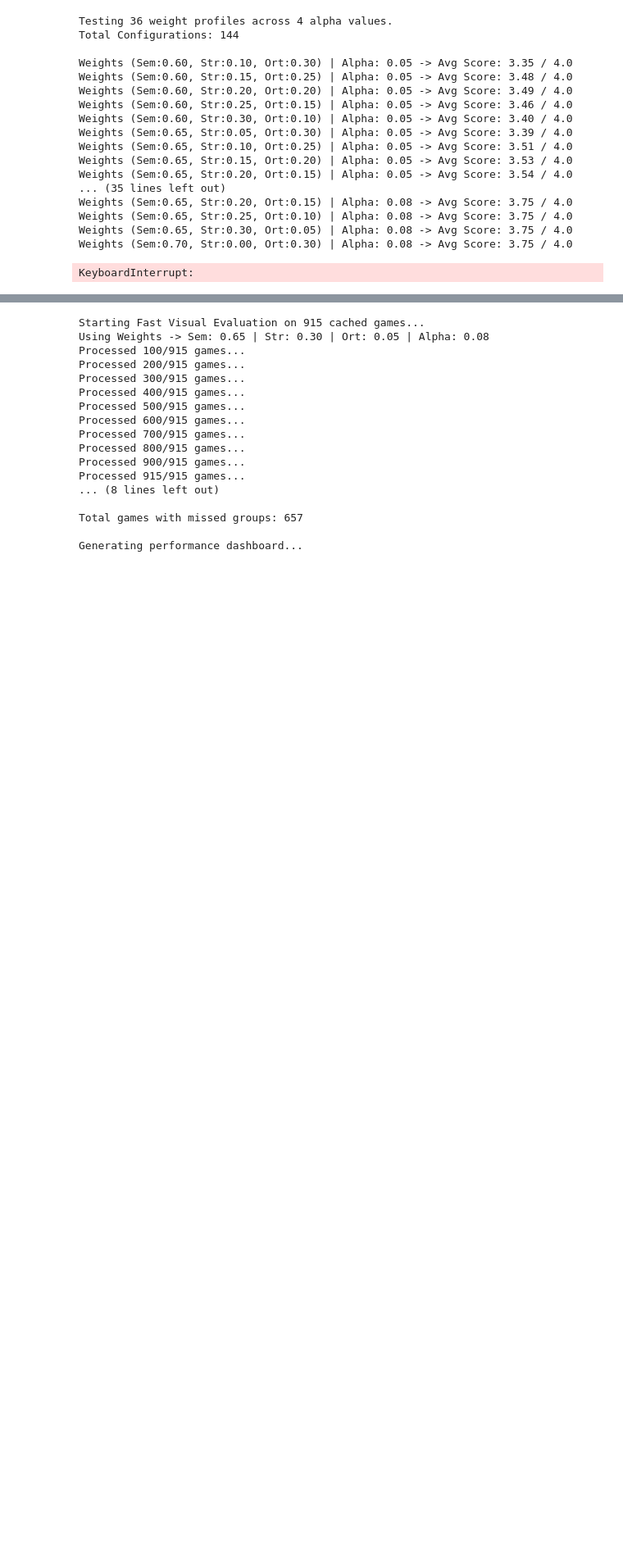
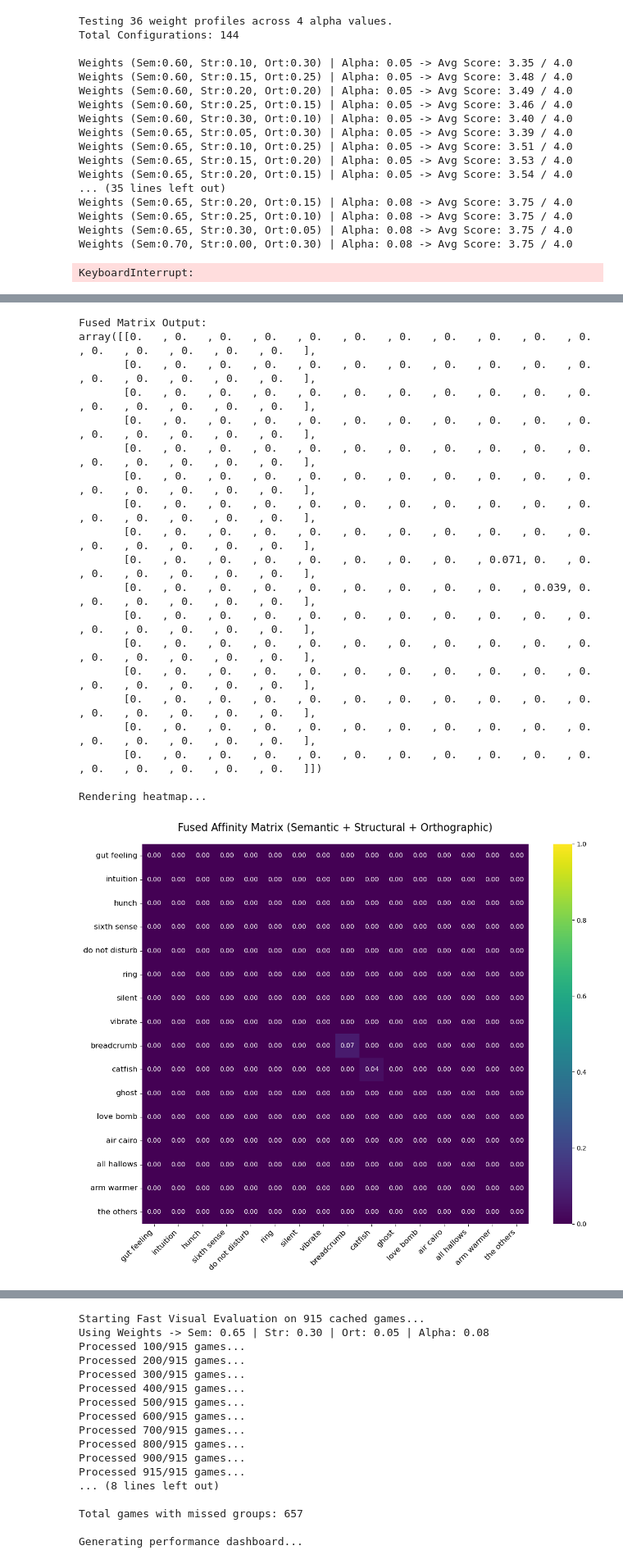
Before and after one commit to tat400pinglife/connections_bot, a Jupyter notebook: new_method.ipynb, the cells around one changed output, grey strips where cells are left out. Shown at 82% size. Cells and saved outputs as stored; diff of their text form; code cells hidden in the pictures; blank space fills up the shorter version.

```diff
--- a/new_method.ipynb
+++ b/new_method.ipynb
@@ -777,3 +798,65 @@ plt.show()
+# %%
+    # Category(label="Premonition", words=["Gut Feeling", "Intuition", "Hunch", "Sixth Sense"], difficulty=0),
+    # Category(label="Cell Phone modes", words=["Do Not Disturb", "Ring", "Silent", "Vibrate"], difficulty=1),
+    # Category(label="Bad things to do in modern dating", words=["Breadcrumb", "Catfish", "Ghost", "Love Bomb"], difficulty=2),
+    # Category(label="PHRASES WHOSE SECOND WORDS INCLUDE THEIR FIRST WORD", words=["Air Cairo", "All Hallows", "Arm Warmer", "The Others"], difficulty=3),
+
+words = [
+    "gut feeling", "intuition", "hunch", "sixth sense",
+    "do not disturb", "ring", "silent", "vibrate",
+    "breadcrumb", "catfish", "ghost", "love bomb",
+    "air cairo", "all hallows", "arm warmer", "the others"
+]
+
+# 2. Spin up your engine and build the fused matrix
+matrix = engine.build_base_matrix(words)
+
+# 3. Print the raw numpy array to the console (optional, good for debugging)
+np.set_printoptions(precision=3, suppress=True, linewidth=150)
+print("\nFused Matrix Output:")
+print(repr(matrix))
+
+# 4. Generate the Heatmap
+plt.figure(figsize=(12, 10))
+sns.heatmap(
+    matrix,
+    xticklabels=words,
+    yticklabels=words,
+    cmap='viridis',     # 'magma' or 'viridis' are great for this
+    annot=True,       # Set to True so you can see the exact fused scores
+    fmt=".2f",        # Format annotations to 2 decimal places
+    vmin=0.0,
+    vmax=1.0
+)
+
+plt.title('Fused Affinity Matrix (Semantic + Structural + Orthographic)', fontsize=16, pad=20)
+plt.xticks(rotation=45, ha='right', fontsize=12)
+plt.yticks(rotation=0, fontsize=12)
+plt.tight_layout()
+
+print("\nRendering heatmap...")
+plt.show()
+# %% [output]
+Fused Matrix Output:
+array([[0.   , 0.   , 0.   , 0.   , 0.   , 0.   , 0.   , 0.   , 0.   , 0.   , 0.   , 0.   , 0.   , 0.   , 0.   , 0.   ],
+       [0.   , 0.   , 0.   , 0.   , 0.   , 0.   , 0.   , 0.   , 0.   , 0.   , 0.   , 0.   , 0.   , 0.   , 0.   , 0.   ],
+       [0.   , 0.   , 0.   , 0.   , 0.   , 0.   , 0.   , 0.   , 0.   , 0.   , 0.   , 0.   , 0.   , 0.   , 0.   , 0.   ],
+       [0.   , 0.   , 0.   , 0.   , 0.   , 0.   , 0.   , 0.   , 0.   , 0.   , 0.   , 0.   , 0.   , 0.   , 0.   , 0.   ],
+       [0.   , 0.   , 0.   , 0.   , 0.   , 0.   , 0.   , 0.   , 0.   , 0.   , 0.   , 0.   , 0.   , 0.   , 0.   , 0.   ],
+       [0.   , 0.   , 0.   , 0.   , 0.   , 0.   , 0.   , 0.   , 0.   , 0.   , 0.   , 0.   , 0.   , 0.   , 0.   , 0.   ],
+       [0.   , 0.   , 0.   , 0.   , 0.   , 0.   , 0.   , 0.   , 0.   , 0.   , 0.   , 0.   , 0.   , 0.   , 0.   , 0.   ],
+       [0.   , 0.   , 0.   , 0.   , 0.   , 0.   , 0.   , 0.   , 0.   , 0.   , 0.   , 0.   , 0.   , 0.   , 0.   , 0.   ],
+       [0.   , 0.   , 0.   , 0.   , 0.   , 0.   , 0.   , 0.   , 0.071, 0.   , 0.   , 0.   , 0.   , 0.   , 0.   , 0.   ],
+       [0.   , 0.   , 0.   , 0.   , 0.   , 0.   , 0.   , 0.   , 0.   , 0.039, 0.   , 0.   , 0.   , 0.   , 0.   , 0.   ],
+       [0.   , 0.   , 0.   , 0.   , 0.   , 0.   , 0.   , 0.   , 0.   , 0.   , 0.   , 0.   , 0.   , 0.   , 0.   , 0.   ],
+       [0.   , 0.   , 0.   , 0.   , 0.   , 0.   , 0.   , 0.   , 0.   , 0.   , 0.   , 0.   , 0.   , 0.   , 0.   , 0.   ],
+       [0.   , 0.   , 0.   , 0.   , 0.   , 0.   , 0.   , 0.   , 0.   , 0.   , 0.   , 0.   , 0.   , 0.   , 0.   , 0.   ],
+       [0.   , 0.   , 0.   , 0.   , 0.   , 0.   , 0.   , 0.   , 0.   , 0.   , 0.   , 0.   , 0.   , 0.   , 0.   , 0.   ],
+       [0.   , 0.   , 0.   , 0.   , 0.   , 0.   , 0.   , 0.   , 0.   , 0.   , 0.   , 0.   , 0.   , 0.   , 0.   , 0.   ],
+       [0.   , 0.   , 0.   , 0.   , 0.   , 0.   , 0.   , 0.   , 0.   , 0.   , 0.   , 0.   , 0.   , 0.   , 0.   , 0.   ]])
+
+Rendering heatmap...
+[figure, added]
 # %%
 # with optimal weights
 engine = AffinityEngine(
```
Also changed, not shown: parts of 12 cells of this notebook.
